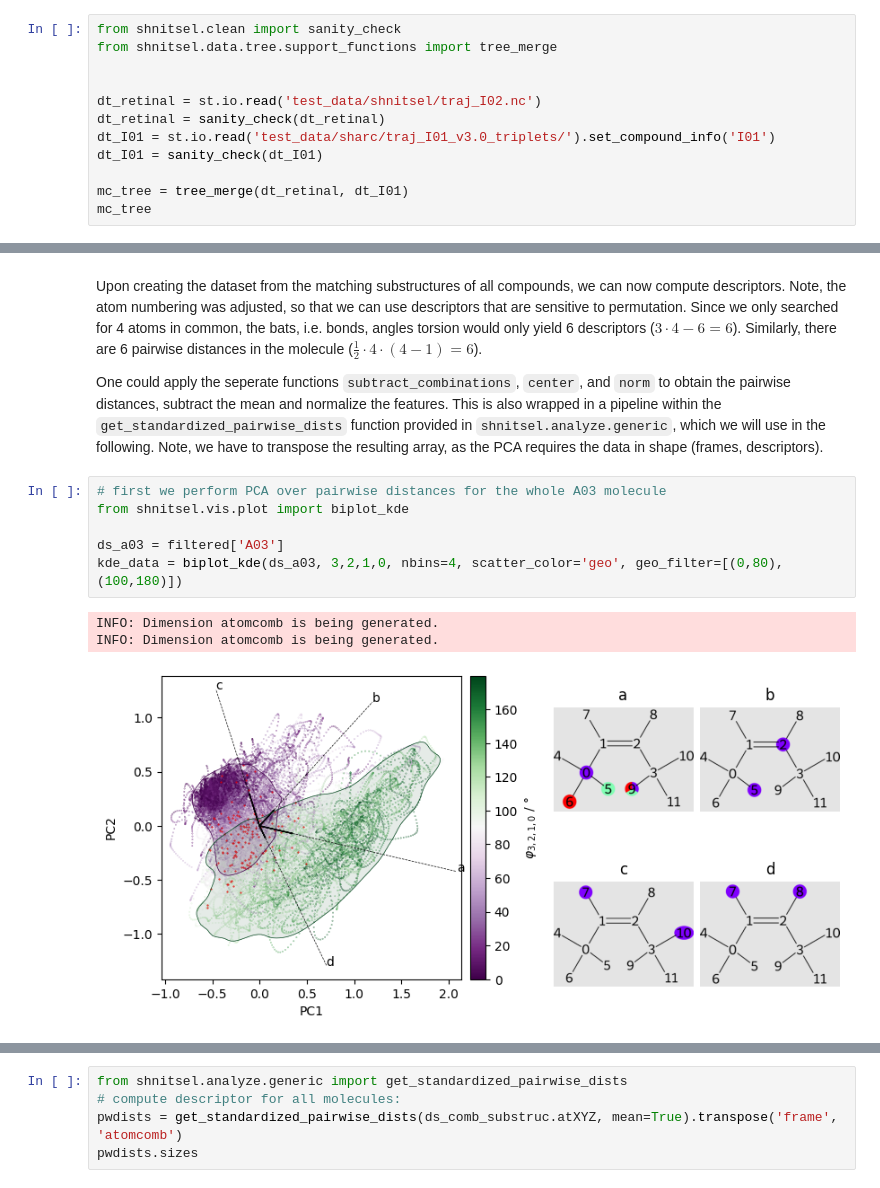
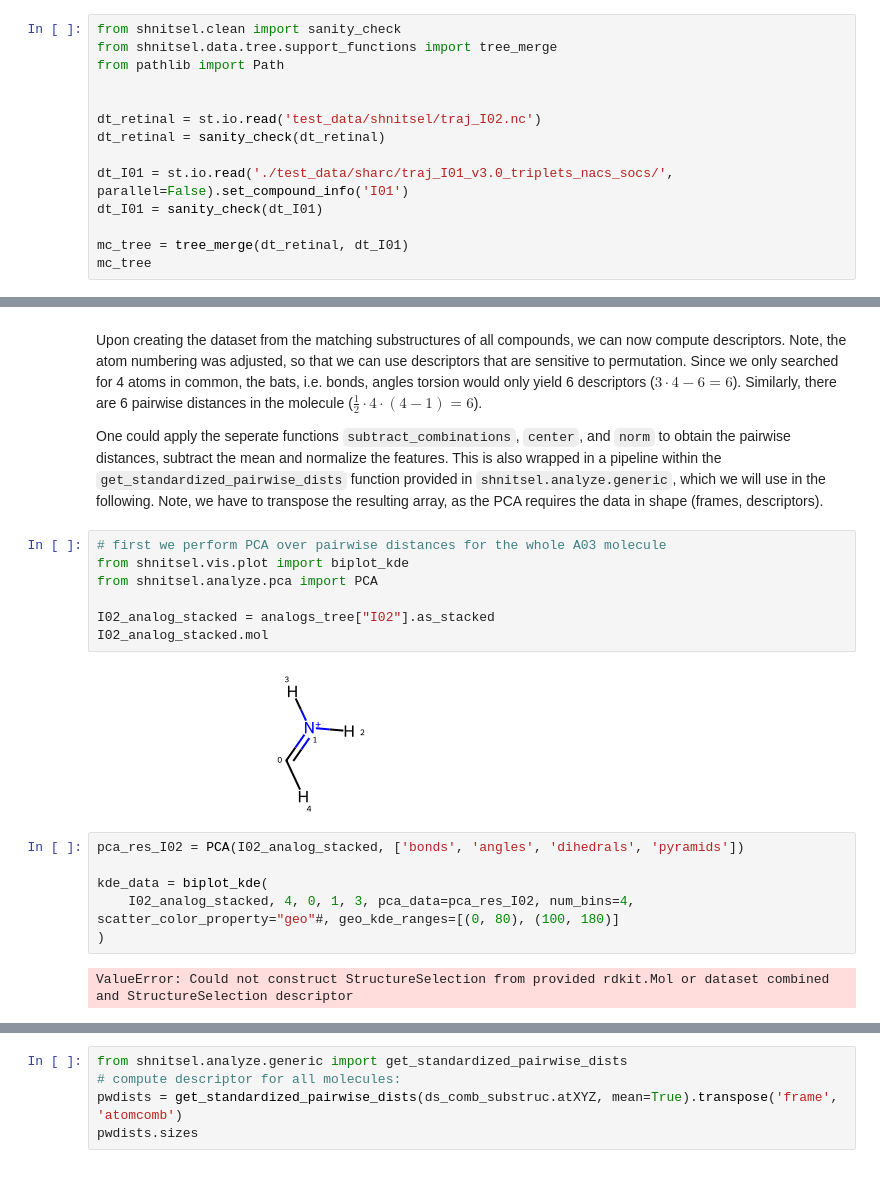
Before and after one commit to SHNITSEL/shnitsel-tools, a Jupyter notebook: tutorials/3_across_compounds.ipynb, the cells around one changed output, grey strips where cells are left out. Cells and saved outputs as stored; diff of their text form.

Commit message:
Update across compounds tutorial

```diff
--- a/tutorials/3_across_compounds.ipynb
+++ b/tutorials/3_across_compounds.ipynb
@@ -26,11 +28,13 @@ In the first step, we load the trajectory data of methyleneimmonium (**I01**), r
 # %%
 from shnitsel.clean import sanity_check
 from shnitsel.data.tree.support_functions import tree_merge
+from pathlib import Path
 
 
 dt_retinal = st.io.read('test_data/shnitsel/traj_I02.nc')
 dt_retinal = sanity_check(dt_retinal)
-dt_I01 = st.io.read('test_data/sharc/traj_I01_v3.0_triplets/').set_compound_info('I01')
+
+dt_I01 = st.io.read('./test_data/sharc/traj_I01_v3.0_triplets_nacs_socs/', parallel=False).set_compound_info('I01')
 dt_I01 = sanity_check(dt_I01)
 
 mc_tree = tree_merge(dt_retinal, dt_I01)
@@ -111,13 +116,20 @@ One could apply the seperate functions `subtract_combinations`, `center`, and `n
 # %%
 # first we perform PCA over pairwise distances for the whole A03 molecule
 from shnitsel.vis.plot import biplot_kde
+from shnitsel.analyze.pca import PCA
 
-ds_a03 = filtered['A03']
-kde_data = biplot_kde(ds_a03, 3,2,1,0, nbins=4, scatter_color='geo', geo_filter=[(0,80),(100,180)])
+I02_analog_stacked = analogs_tree["I02"].as_stacked
+I02_analog_stacked.mol
 # %% [output]
-INFO: Dimension atomcomb is being generated.
-INFO: Dimension atomcomb is being generated.
-[figure, old version]
+[figure, new version]
+# %%
+pca_res_I02 = PCA(I02_analog_stacked, ['bonds', 'angles', 'dihedrals', 'pyramids'])
+
+kde_data = biplot_kde(
+    I02_analog_stacked, 4, 0, 1, 3, pca_data=pca_res_I02, num_bins=4, scatter_color_property="geo"#, geo_kde_ranges=[(0, 80), (100, 180)]
+)
+# %% [output]
+ValueError: Could not construct StructureSelection from provided rdkit.Mol or dataset combined and StructureSelection descriptor
 # %%
 # now we do the PCA on pairwise distances for the part with just 6 atoms:
 from shnitsel.vis.plot import biplot_kde
```
Also changed, not shown: parts of 6 cells of this notebook.
